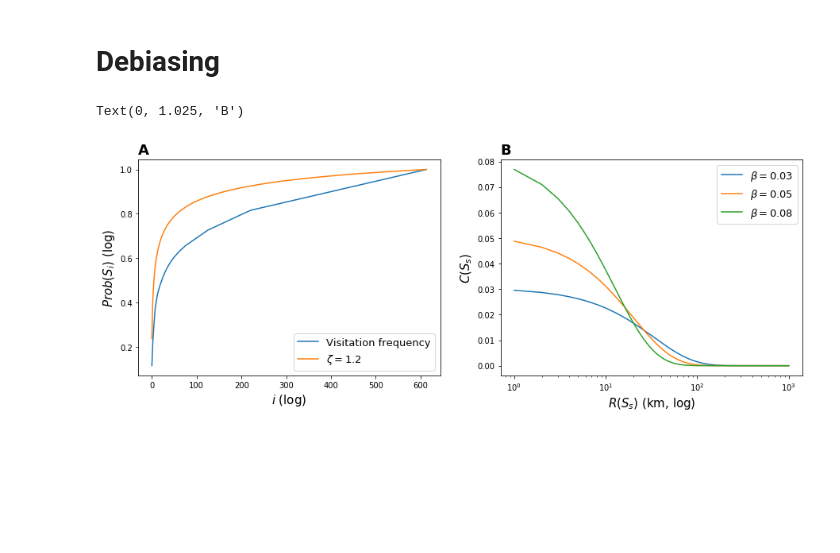
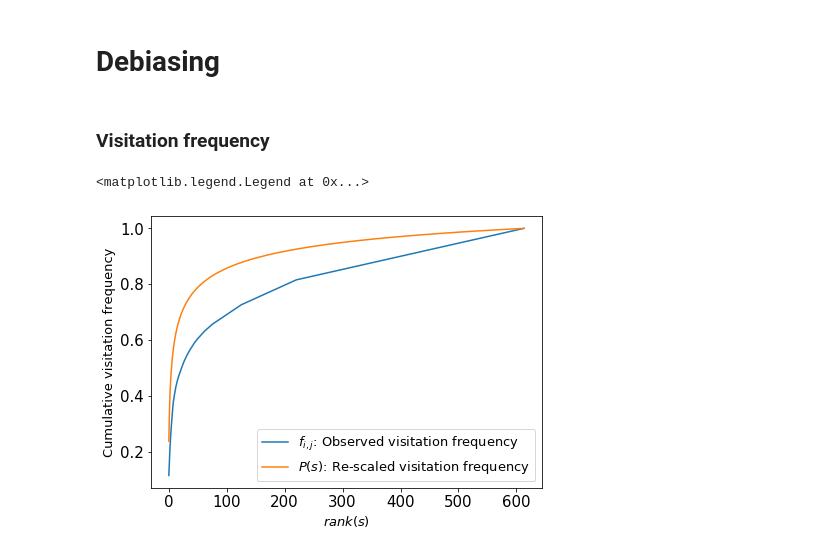
Before and after one commit to TheYuanLiao/individual_mobility_model, a Jupyter notebook: src/py/method-model-plots.ipynb, the cells around one changed output. Saved outputs shown, nothing was run; the diff lists cells and outputs as text; code cells hidden in the pictures; blank space fills up the shorter version.

```diff
--- a/src/py/method-model-plots.ipynb
+++ b/src/py/method-model-plots.ipynb
@@ -60,42 +67,26 @@ def distance_preference(xs, beta):
     preference = np.exp(-beta*xs)
     preference = preference / np.sum(preference)
     return preference
-# %%
-zipfss = [1.2]
-betas = [0.03, 0.05, 0.08]
-
-fig, axes = plt.subplots(1,2, figsize=(15,5))
-
-# Zipf
-line, = axes[0].plot(region_probs.index, np.cumsum(region_probs.probability))
-line.set_label("Visitation frequency")
-for s in zipfss:
-    line, = axes[0].plot(
-        region_probs.index, # x
-        np.cumsum(zipf(region_probs.index, s)), # y
-    )
-    line.set_label(r"$\zeta = {}$".format(s))
-
-axes[0].set_xlabel(r"$i$ (log)", fontsize=15)
-axes[0].set_ylabel(r"$Prob(S_i)$ (log)", fontsize=15)
-
-axes[0].legend(fontsize=13)
-axes[0].text(0, 1.025, 'A', transform=axes[0].transAxes, fontsize=18, fontweight='bold')
-
-
-# Distance
-for beta in betas:
-    line, = axes[1].plot(distance, distance_preference(distance, beta))
-    line.set_label(r"$\beta = {}$".format(beta))
-
-axes[1].set_xscale('log')
-
-axes[1].set_xlabel(r"$R(S_s)$ (km, log)", fontsize=15)
-axes[1].set_ylabel(r"$C(S_s)$", fontsize=15)
-
-axes[1].legend(fontsize=13)
-
-axes[1].text(0, 1.025, 'B', transform=axes[1].transAxes, fontsize=18, fontweight='bold')
-# %% [output]
-Text(0, 1.025, 'B')
-[figure, removed]
+# %% [markdown]
+### Visitation frequency
+# %%
+zipfss = [1.2]
+
+fig, ax = plt.subplots(1,1, figsize=(7,5))
+
+line, = ax.plot(region_probs.index, np.cumsum(region_probs.probability))
+line.set_label(r"$f_{i,j}$: Observed visitation frequency")
+for s in zipfss:
+    line, = ax.plot(
+        region_probs.index, # x
+        np.cumsum(zipf(region_probs.index, s)), # y
+    )
+    line.set_label(r"$P(s)$: Re-scaled visitation frequency".format(s))
+
+ax.set_xlabel(r"$rank(s)$", fontsize=13)
+ax.set_ylabel("Cumulative visitation frequency", fontsize=13)
+
+ax.legend(fontsize=13)
+# %% [output]
+<matplotlib.legend.Legend at 0x...>
+[figure, added]
```
Also changed, not shown: parts of 9 cells of this notebook.
